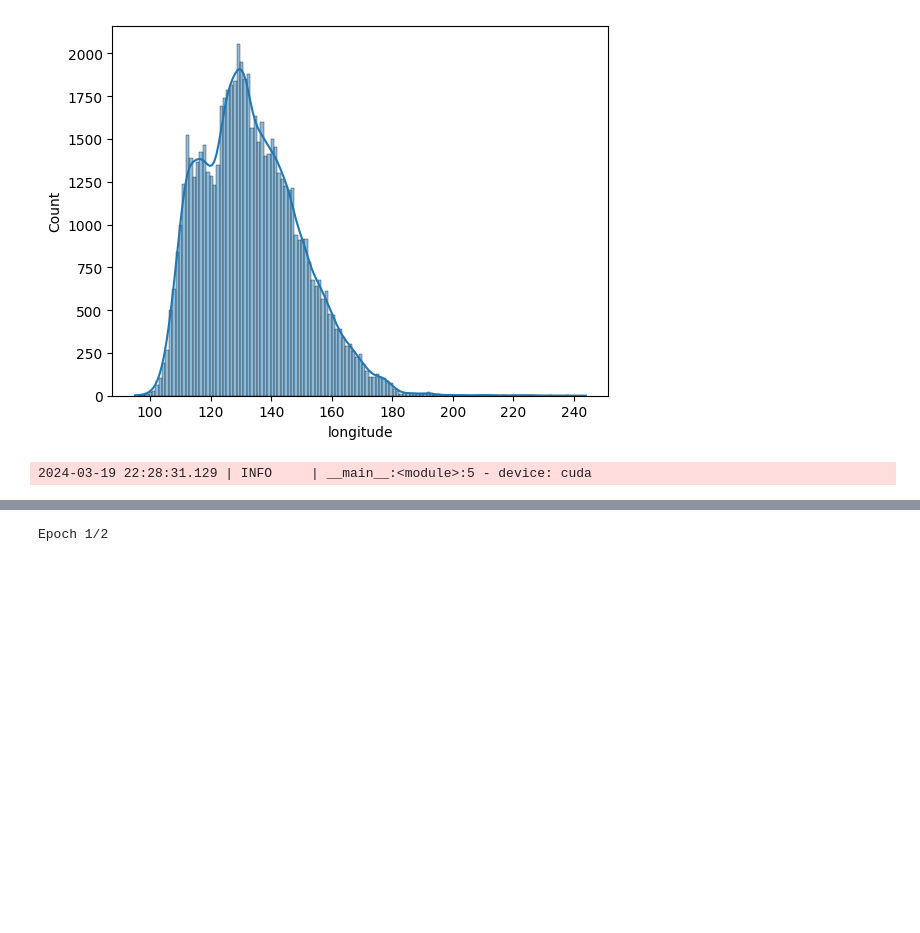
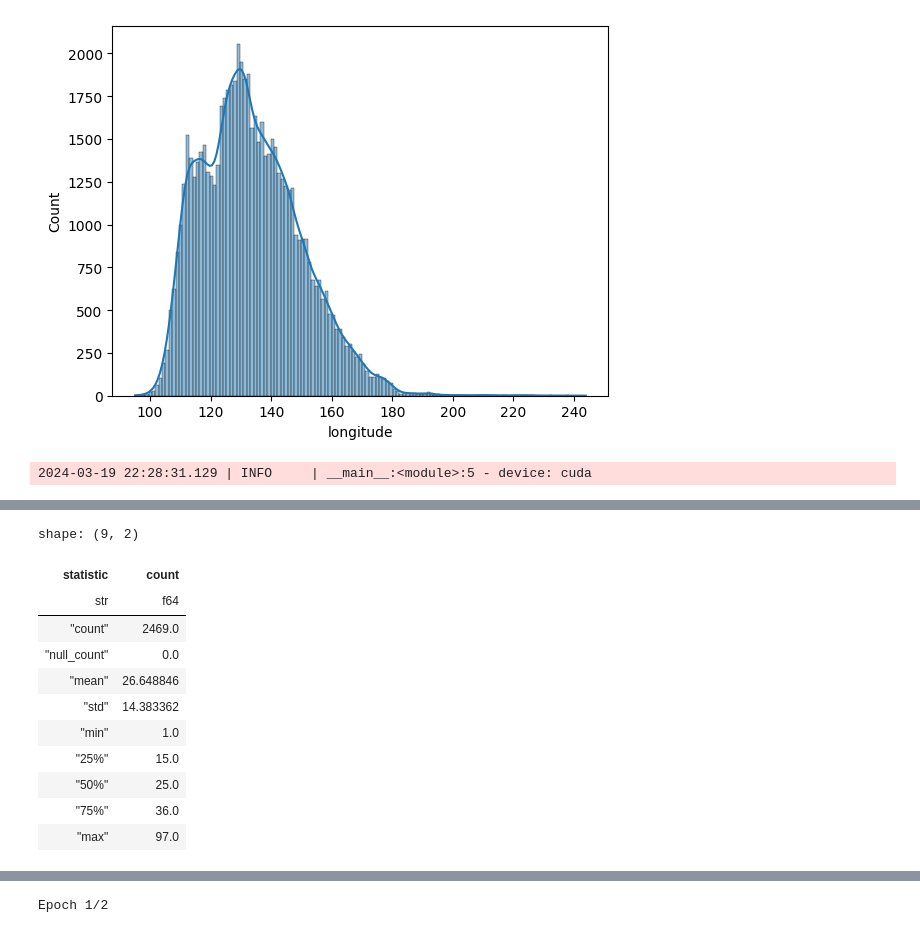
Before and after one commit to HQU-gxy/hurricane_stuff, a Jupyter notebook: LSTM.ipynb, the cells around one changed output, grey strips where cells are left out. Saved outputs shown, nothing was run; the diff lists cells and outputs as text; code cells hidden in the pictures; blank space fills up the shorter version.

```diff
--- a/LSTM.ipynb
+++ b/LSTM.ipynb
@@ -345,0 +352,17 @@ shape: (9, 9)
+# %%
+# get the average count of samples per hurricane (by sample_id)
+average_samples_per_hurricane = df_features.group_by("sample_id").agg(pl.col("sample_id").count().alias("count")).select("count")
+average_samples_per_hurricane.describe()
+# %% [output]
+shape: (9, 2)
+| statistic | count |
+| str | f64 |
+| "count" | 2469.0 |
+| "null_count" | 0.0 |
+| "mean" | 26.648846 |
+| "std" | 14.383362 |
+| "min" | 1.0 |
+| "25%" | 15.0 |
+| "50%" | 25.0 |
+| "75%" | 36.0 |
+| "max" | 97.0 |
```
Also changed, not shown: parts of 10 cells of this notebook.
